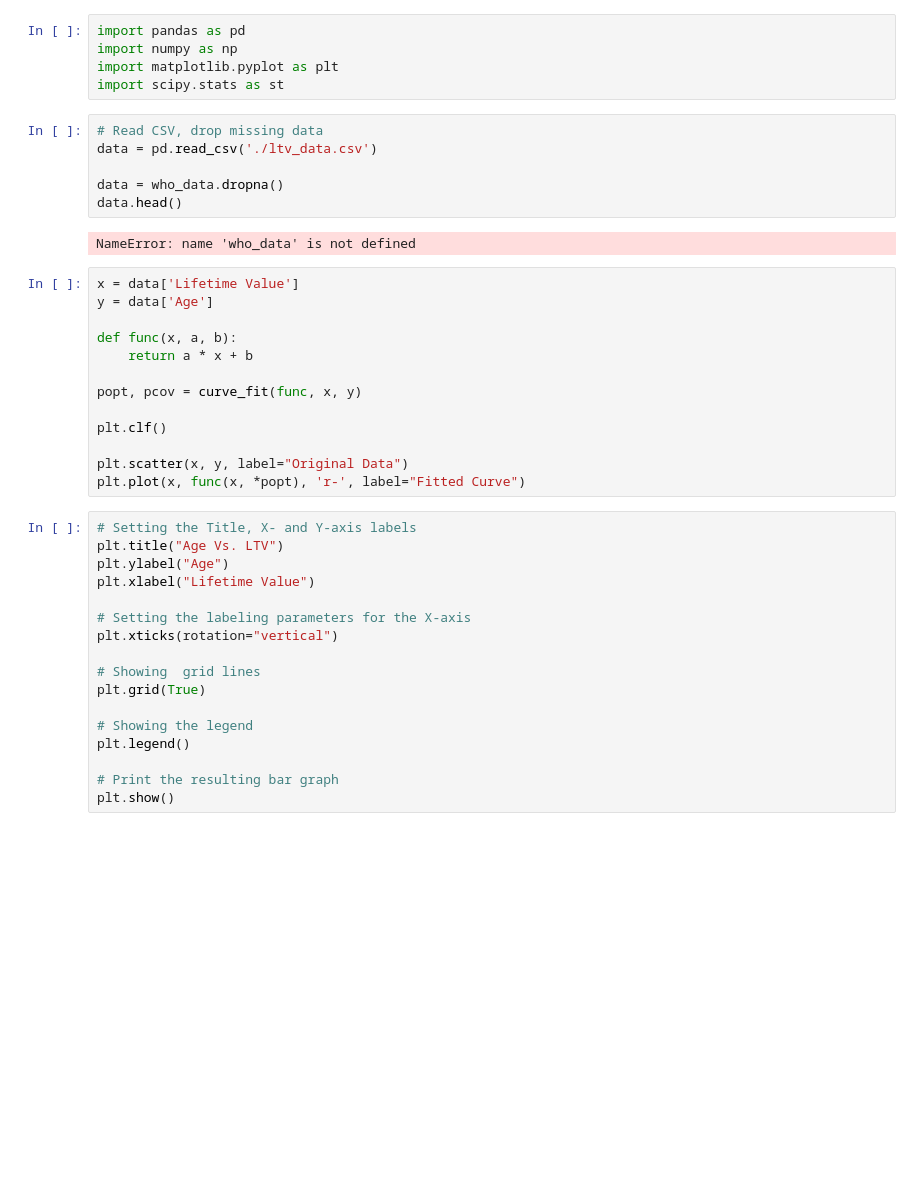
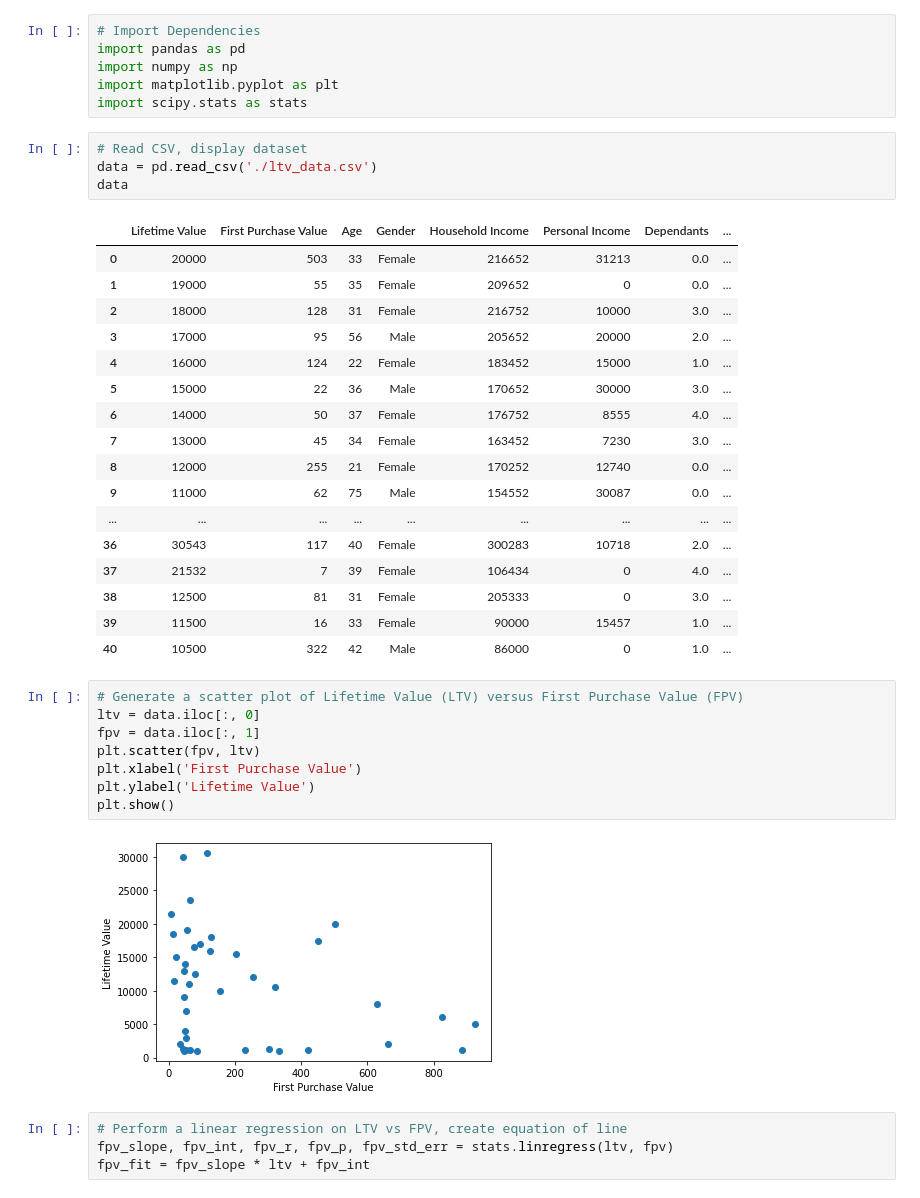
Before and after one commit to rdgolden/data-for-marketing, a Jupyter notebook: code/LTV_matplotlib.ipynb, the cells around one changed output. Cells and saved outputs as stored; diff of their text form; blank space fills up the shorter version.

```diff
--- a/code/LTV_matplotlib.ipynb
+++ b/code/LTV_matplotlib.ipynb
@@ -1,43 +1,42 @@
 # %%
+# Import Dependencies
 import pandas as pd
 import numpy as np
 import matplotlib.pyplot as plt
-import scipy.stats as st
+import scipy.stats as stats
 # %%
-# Read CSV, drop missing data
+# Read CSV, display dataset
 data = pd.read_csv('./ltv_data.csv')
-
-data = who_data.dropna()
-data.head()
+data
 # %% [output]
-NameError: name 'who_data' is not defined
+|  | Lifetime Value | First Purchase Value | Age | Gender | Household Income | Personal Income | Dependants | ... |
+| 0 | 20000 | 503 | 33 | Female | 216652 | 31213 | 0.0 | ... |
+| 1 | 19000 | 55 | 35 | Female | 209652 | 0 | 0.0 | ... |
+| 2 | 18000 | 128 | 31 | Female | 216752 | 10000 | 3.0 | ... |
+| 3 | 17000 | 95 | 56 | Male | 205652 | 20000 | 2.0 | ... |
+| 4 | 16000 | 124 | 22 | Female | 183452 | 15000 | 1.0 | ... |
+| 5 | 15000 | 22 | 36 | Male | 170652 | 30000 | 3.0 | ... |
+| 6 | 14000 | 50 | 37 | Female | 176752 | 8555 | 4.0 | ... |
+| 7 | 13000 | 45 | 34 | Female | 163452 | 7230 | 3.0 | ... |
+| 8 | 12000 | 255 | 21 | Female | 170252 | 12740 | 0.0 | ... |
+| 9 | 11000 | 62 | 75 | Male | 154552 | 30087 | 0.0 | ... |
+| ... | ... | ... | ... | ... | ... | ... | ... | ... |
+| 36 | 30543 | 117 | 40 | Female | 300283 | 10718 | 2.0 | ... |
+| 37 | 21532 | 7 | 39 | Female | 106434 | 0 | 4.0 | ... |
+| 38 | 12500 | 81 | 31 | Female | 205333 | 0 | 3.0 | ... |
+| 39 | 11500 | 16 | 33 | Female | 90000 | 15457 | 1.0 | ... |
+| 40 | 10500 | 322 | 42 | Male | 86000 | 0 | 1.0 | ... |
-# %%
-x = data['Lifetime Value']
-y = data['Age']
-
-def func(x, a, b):
-    return a * x + b
-
-popt, pcov = curve_fit(func, x, y)
-
-plt.clf()
-
-plt.scatter(x, y, label="Original Data")
-plt.plot(x, func(x, *popt), 'r-', label="Fitted Curve")
-# %%
-# Setting the Title, X- and Y-axis labels
-plt.title("Age Vs. LTV")
-plt.ylabel("Age")
-plt.xlabel("Lifetime Value")
-
-# Setting the labeling parameters for the X-axis
-plt.xticks(rotation="vertical")
-
-# Showing  grid lines
-plt.grid(True)
-
-# Showing the legend
-plt.legend()
-
-# Print the resulting bar graph
-plt.show()
+# %%
+# Generate a scatter plot of Lifetime Value (LTV) versus First Purchase Value (FPV)
+ltv = data.iloc[:, 0]
+fpv = data.iloc[:, 1]
+plt.scatter(fpv, ltv)
+plt.xlabel('First Purchase Value')
+plt.ylabel('Lifetime Value')
+plt.show()
+# %% [output]
+[figure, added]
+# %%
+# Perform a linear regression on LTV vs FPV, create equation of line
+fpv_slope, fpv_int, fpv_r, fpv_p, fpv_std_err = stats.linregress(ltv, fpv)
+fpv_fit = fpv_slope * ltv + fpv_int
```
Also changed, not shown: parts of 4 cells of this notebook, 2 other files.
